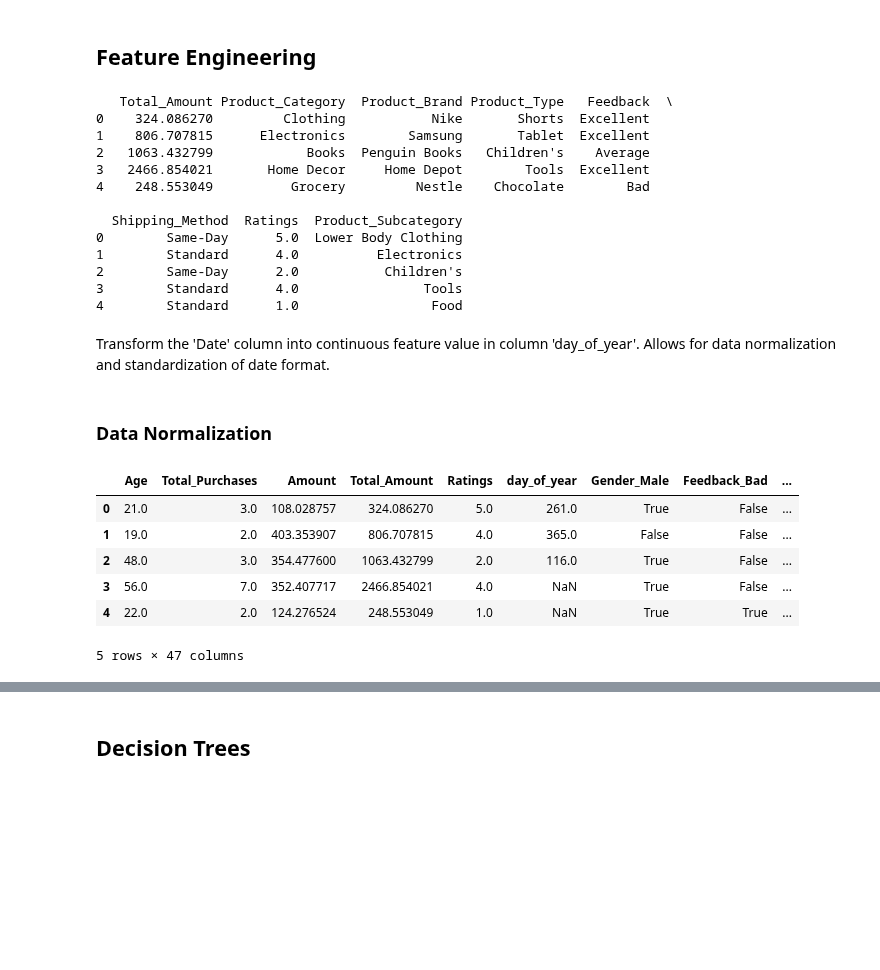
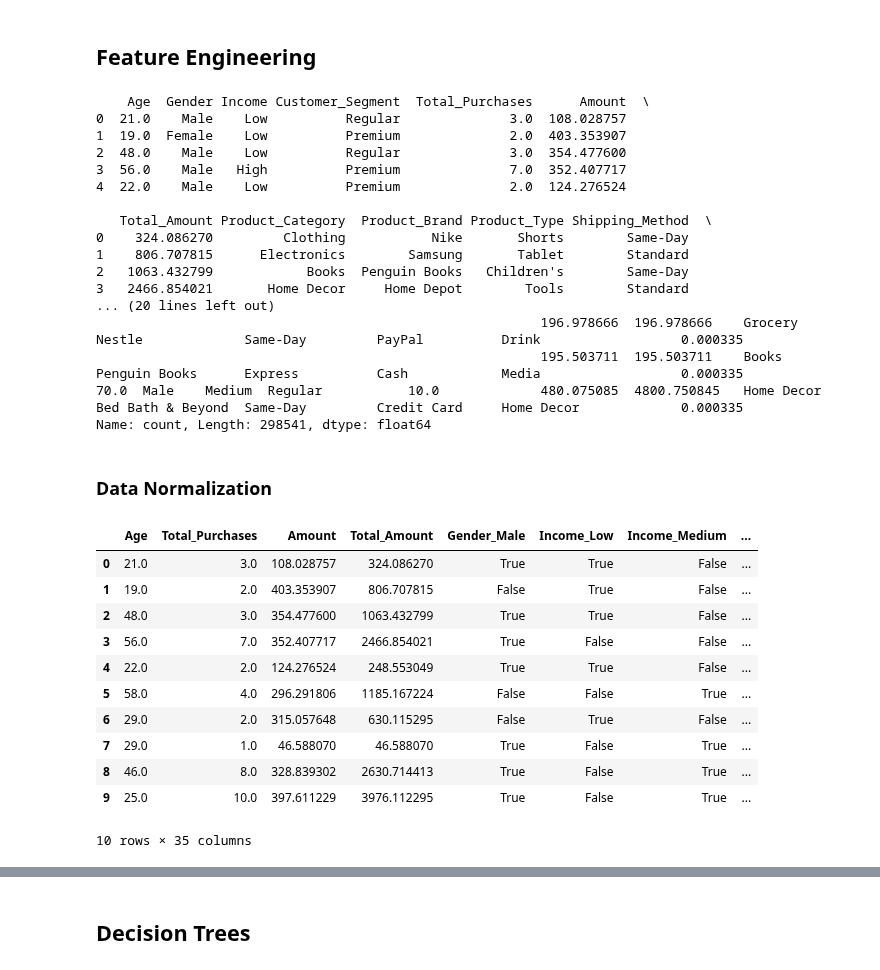
Before and after one commit to JAA999/grocery_prediction, a Jupyter notebook: ML_Project.ipynb, the cells around one changed output, grey strips where cells are left out. Drawn from its saved outputs; the diff is of its cells as text; code cells hidden in the pictures; blank space fills up the shorter version.

```diff
--- a/ML_Project.ipynb
+++ b/ML_Project.ipynb
@@ -40,2 +53,5 @@ Remove unnecessary columns with specific user_transaction information such as Na
 # %%
-data = data.drop(columns=['City', 'State', 'Zipcode', 'Country', 'Transaction_ID', 'Customer_ID', 'Address', 'Name', 'Email', 'Phone', 'Order_Status', 'Payment_Method', 'products', 'Year', 'Month', 'Time'])
+# data = data.drop(columns=['City', 'State', 'Zipcode', 'Country', 'Transaction_ID', 'Customer_ID', 'Address', 'Name', 'Email', 'Phone', 'Order_Status', 'Payment_Method', 'products', 'Year', 'Month', 'Time'])
+data = data.drop(columns=['City', 'State', 'Country', 'Transaction_ID', 'Customer_ID', 'Name', 'Email', 'Phone', 'Address', 'Zipcode', 'Date', 'Year', 'Month', 'Time', 'Feedback', 'Order_Status', 'Ratings', 'products'])
+
+data.columns
@@ -183,9 +207,10 @@ item_to_category = {
     'Television': 'Media',
     'Mitsubishi AC': 'HVAC',
     'BlueStar AC': 'HVAC',
+    'Mitsubishi 1.5 Ton 3 Star Split AC': 'HVAC',
     'Fridge': 'Kitchen Equipment',
     'Kitchen': 'Kitchen Equipment',
-    'T-Shirt': 'Upper Body Clothing',
+    'T-shirt': 'Upper Body Clothing',
     'Shirt': 'Upper Body Clothing',
     'Dress': 'Upper Body Clothing',
     'Jacket': 'Upper Body Clothing',
@@ -206,43 +231,53 @@ item_to_category = {
 }
 
 data['Product_Subcategory'] = data['Product_Type'].map(item_to_category)
-last_8_columns = data.iloc[:, -8:]
+last_8_columns = data[: -8]
 print(last_8_columns.head())
 
 data = data.drop(columns=['Product_Type'])
+
+print("\nProduct_Subcategory (Labels) Distribution\n")
+print((data.value_counts() / len(data)) * 100)
 # %% [output]
-   Total_Amount Product_Category  Product_Brand Product_Type   Feedback  \
-0    324.086270         Clothing           Nike       Shorts  Excellent
-1    806.707815      Electronics        Samsung       Tablet  Excellent
-2   1063.432799            Books  Penguin Books   Children's    Average
-3   2466.854021       Home Decor     Home Depot        Tools  Excellent
-4    248.553049          Grocery         Nestle    Chocolate        Bad
+    Age  Gender Income Customer_Segment  Total_Purchases      Amount  \
+0  21.0    Male    Low          Regular              3.0  108.028757
+1  19.0  Female    Low          Premium              2.0  403.353907
+2  48.0    Male    Low          Regular              3.0  354.477600
+3  56.0    Male   High          Premium              7.0  352.407717
+4  22.0    Male    Low          Premium              2.0  124.276524
 
-  Shipping_Method  Ratings  Product_Subcategory
-0        Same-Day      5.0  Lower Body Clothing
-1        Standard      4.0          Electronics
-2        Same-Day      2.0           Children's
-3        Standard      4.0                Tools
-4        Standard      1.0                 Food
+   Total_Amount Product_Category  Product_Brand Product_Type Shipping_Method  \
+0    324.086270         Clothing           Nike       Shorts        Same-Day
+1    806.707815      Electronics        Samsung       Tablet        Standard
+2   1063.432799            Books  Penguin Books   Children's        Same-Day
+3   2466.854021       Home Decor     Home Depot        Tools        Standard
+... (20 lines left out)
+                                                         196.978666  196.978666    Grocery           Nestle             Same-Day         PayPal          Drink                  0.000335
+                                                         195.503711  195.503711    Books             Penguin Books      Express          Cash            Media                  0.000335
+70.0  Male    Medium  Regular           10.0             480.075085  4800.750845   Home Decor        Bed Bath & Beyond  Same-Day         Credit Card     Home Decor             0.000335
+Name: count, Length: 298541, dtype: float64
-# %% [markdown]
-Transform the 'Date' column into continuous feature value in column 'day_of_year'. Allows for data normalization and standardization of date format.
-# %%
-data['Date'] = pd.to_datetime(data['Date'], errors='coerce', format=None)
-data['day_of_year'] = data['Date'].dt.dayofyear
-data = data.drop(columns=['Date'])
 # %% [markdown]
 ### Data Normalization
 # %%
-data_encoded = pd.get_dummies(data, columns=['Gender', 'Feedback', 'Product_Subcategory', 'Income', 'Product_Category', 'Product_Brand', 'Customer_Segment', 'Shipping_Method'], drop_first=True)
-data_encoded.head()
+# data_encoded = pd.get_dummies(data, columns=['Gender', 'Feedback', 'Product_Subcategory', 'Income', 'Product_Category', 'Product_Brand', 'Customer_Segment', 'Shipping_Method'], drop_first=True)
+x = data.drop(columns=['Product_Subcategory'])
+y = data['Product_Subcategory']
+
+data_encoded = pd.get_dummies(x, columns=['Gender', 'Income', 'Product_Brand', 'Shipping_Method', 'Payment_Method', 'Customer_Segment', 'Product_Category'], drop_first=True)
+data_encoded.head(10)
 # %% [output]
-|  | Age | Total_Purchases | Amount | Total_Amount | Ratings | day_of_year | Gender_Male | Feedback_Bad | ... |
-| 0 | 21.0 | 3.0 | 108.028757 | 324.086270 | 5.0 | 261.0 | True | False | ... |
-| 1 | 19.0 | 2.0 | 403.353907 | 806.707815 | 4.0 | 365.0 | False | False | ... |
-| 2 | 48.0 | 3.0 | 354.477600 | 1063.432799 | 2.0 | 116.0 | True | False | ... |
-| 3 | 56.0 | 7.0 | 352.407717 | 2466.854021 | 4.0 | NaN | True | False | ... |
-| 4 | 22.0 | 2.0 | 124.276524 | 248.553049 | 1.0 | NaN | True | True | ... |
+|  | Age | Total_Purchases | Amount | Total_Amount | Gender_Male | Income_Low | Income_Medium | ... |
+| 0 | 21.0 | 3.0 | 108.028757 | 324.086270 | True | True | False | ... |
+| 1 | 19.0 | 2.0 | 403.353907 | 806.707815 | False | True | False | ... |
+| 2 | 48.0 | 3.0 | 354.477600 | 1063.432799 | True | True | False | ... |
+| 3 | 56.0 | 7.0 | 352.407717 | 2466.854021 | True | False | False | ... |
+| 4 | 22.0 | 2.0 | 124.276524 | 248.553049 | True | True | False | ... |
+| 5 | 58.0 | 4.0 | 296.291806 | 1185.167224 | False | False | True | ... |
+| 6 | 29.0 | 2.0 | 315.057648 | 630.115295 | False | True | False | ... |
+| 7 | 29.0 | 1.0 | 46.588070 | 46.588070 | True | False | True | ... |
+| 8 | 46.0 | 8.0 | 328.839302 | 2630.714413 | True | False | True | ... |
+| 9 | 25.0 | 10.0 | 397.611229 | 3976.112295 | True | False | True | ... |
-5 rows × 47 columns
+10 rows × 35 columns
 # %%
 data_normalized = data_encoded.copy()
 scaler = StandardScaler()
```
Also changed, not shown: parts of 25 cells of this notebook.
